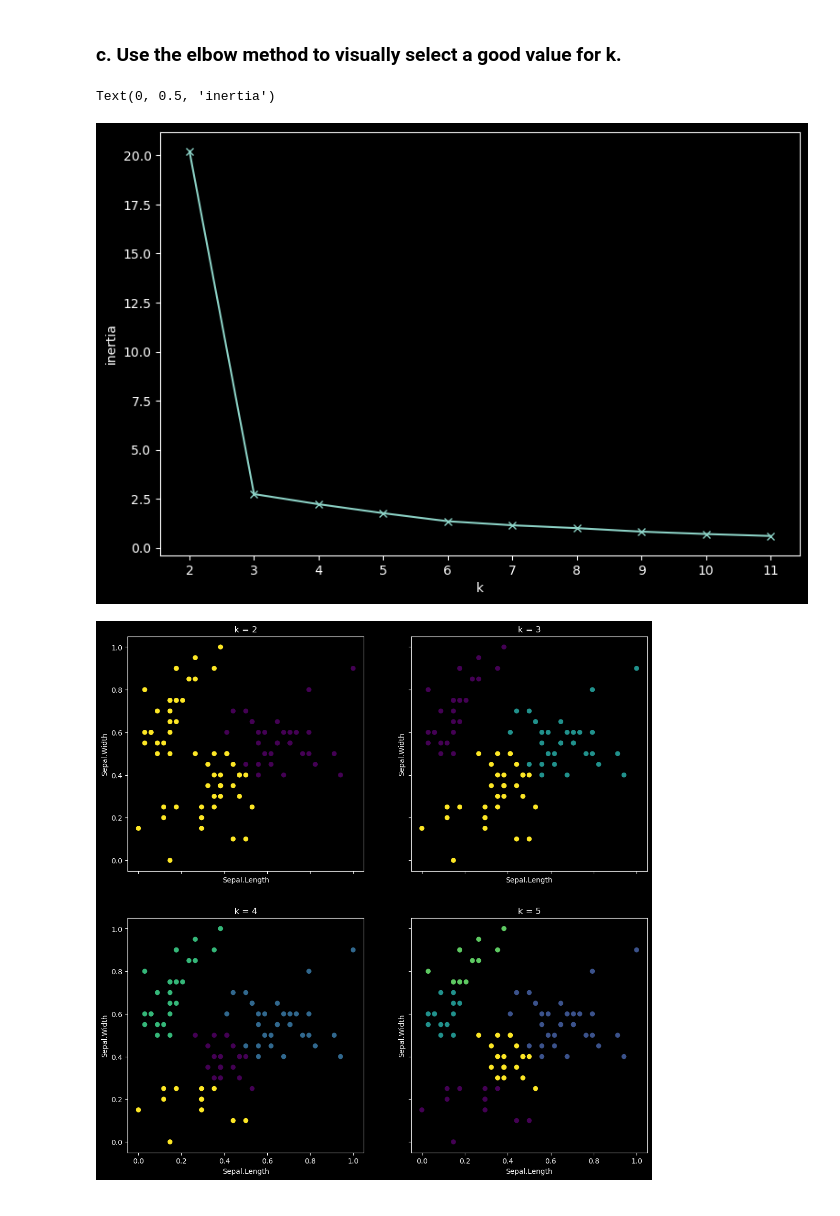
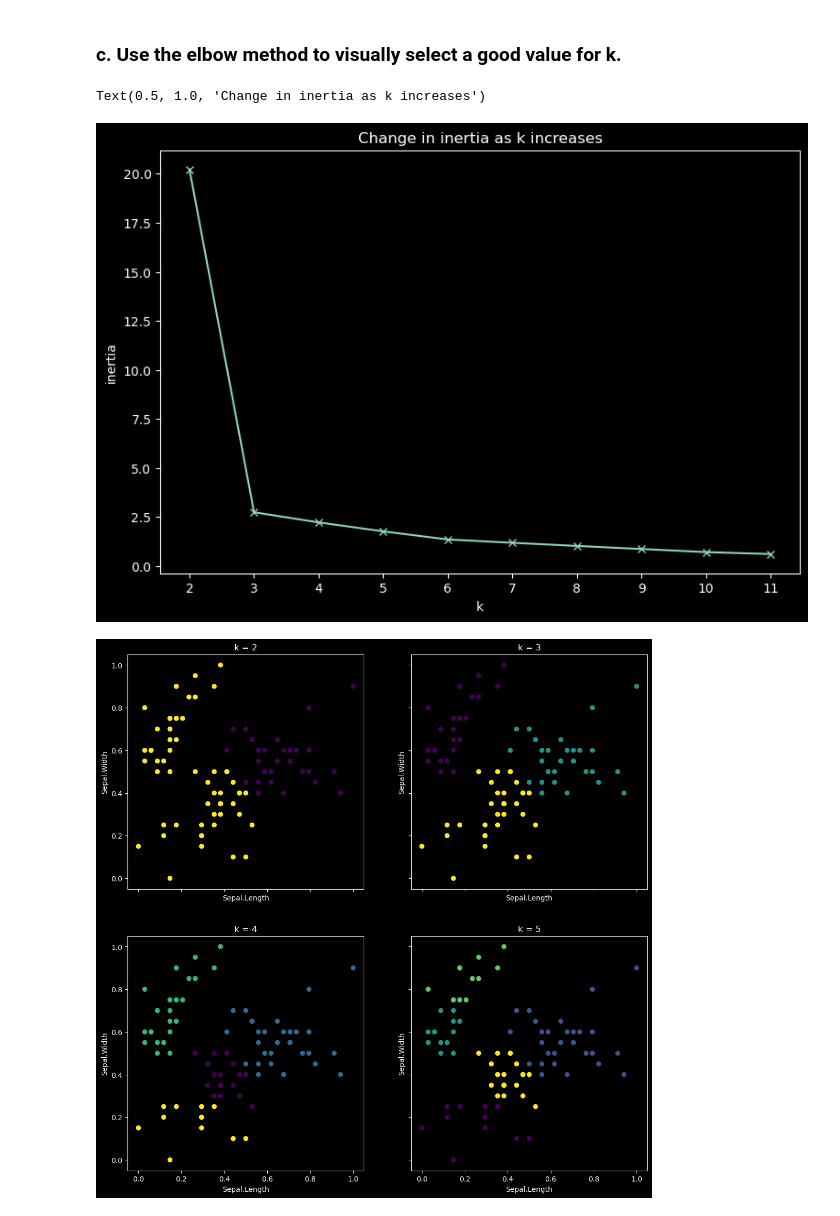
Before and after one commit to Zacharia-Schmitz/clustering-exercises, a Jupyter notebook: modeling.ipynb, the cells around one changed output. Cells and saved outputs as stored; diff of their text form; code cells hidden in the pictures.

```diff
--- a/modeling.ipynb
+++ b/modeling.ipynb
@@ -69,12 +78,13 @@ sns.scatterplot(x='Sepal.Length', y='Sepal.Width', data=train_mm, hue='cluster',
 # %%
 plt.figure(figsize=(9,6))
 pd.Series({k: KMeans(k).fit(train_mm).inertia_ for k in range(2, 12)}).plot(marker='x')
 plt.xticks(range(2, 12))
 plt.xlabel('k')
 plt.ylabel('inertia')
+plt.title('Change in inertia as k increases')
 # %% [output]
-Text(0, 0.5, 'inertia')
+Text(0.5, 1.0, 'Change in inertia as k increases')
-[figure, old version]
+[figure, new version]
 # %%
 fig, axs = plt.subplots(2, 2, figsize=(13, 13), sharex=True, sharey=True)
 
```
Also changed, not shown: parts of 4 cells of this notebook, 1 other file.
